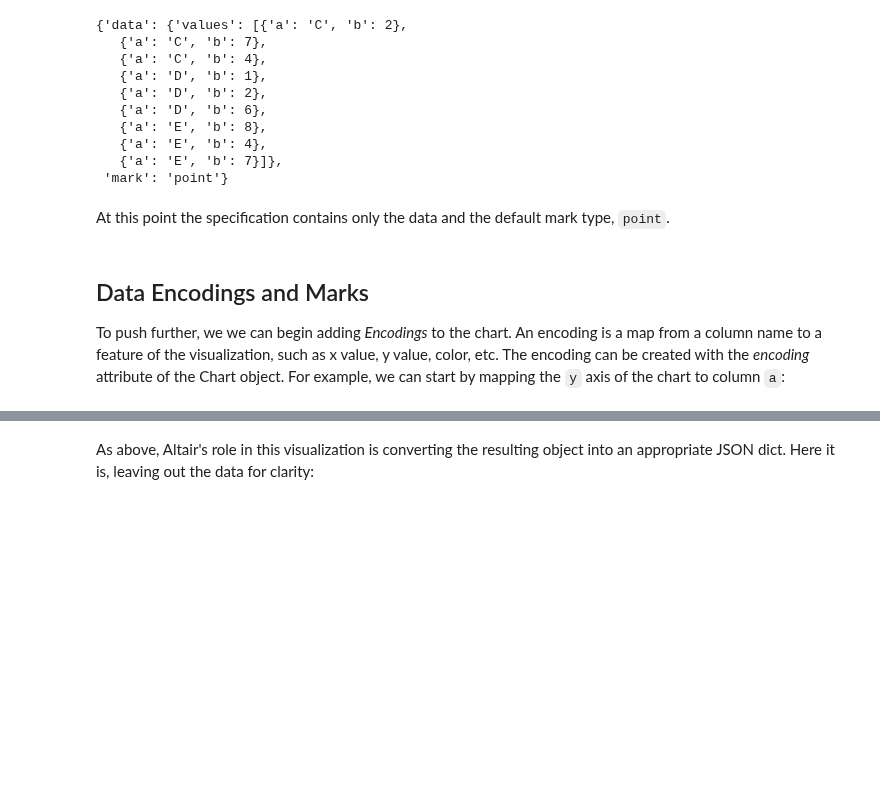
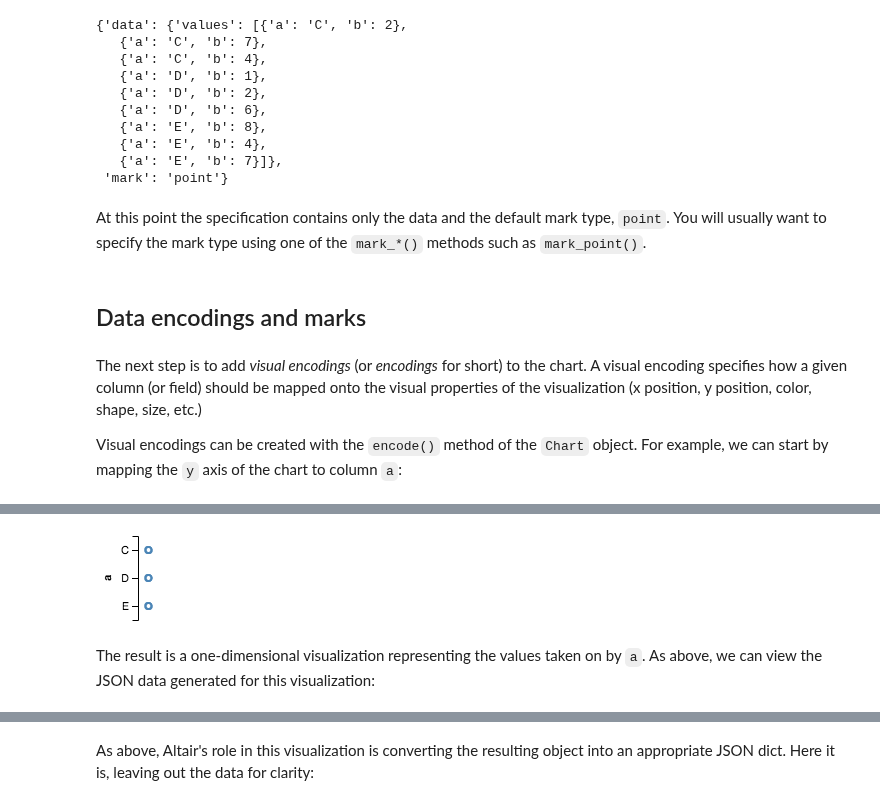
Before and after one commit to vega/altair, a Jupyter notebook: notebooks/Introduction.ipynb, the cells around one changed output, grey strips where cells are left out. Cells and saved outputs as stored; diff of their text form; code cells hidden in the pictures; blank space fills up the shorter version.

```diff
--- a/notebooks/Introduction.ipynb
+++ b/notebooks/Introduction.ipynb
@@ -66,11 +66,14 @@ Chart(data).to_dict()
    {'a': 'E', 'b': 7}]},
  'mark': 'point'}
 # %% [markdown]
-At this point the specification contains only the data and the default mark type, ``point``.
+At this point the specification contains only the data and the default mark type, `point`. You will usually want to specify the mark type using one of the `mark_*()` methods such as `mark_point()`.
+# %% [markdown]
+## Data encodings and marks
 # %% [markdown]
-## Data Encodings and Marks
+The next step is to add *visual encodings* (or *encodings* for short) to the chart. A visual encoding specifies how a given column (or field) should be mapped onto the visual properties of the visualization (x position, y position, color, shape, size, etc.)
 
-To push further, we we can begin adding *Encodings* to the chart.
-An encoding is a map from a column name to a feature of the visualization, such as x value, y value, color, etc.
-The encoding can be created with the *encoding* attribute of the Chart object.
-For example, we can start by mapping the ``y`` axis of the chart to column ``a``:
+Visual encodings can be created with the `encode()` method of the `Chart` object. For example, we can start by mapping the `y` axis of the chart to column `a`:
+# %%
+c = Chart(data).mark_point().encode(y='a')
+c
+# %% [output]
@@ -76,0 +81,4 @@ For example, we can start by mapping the ``y`` axis of the chart to column ``a``
+[figure, added]
+# %% [markdown]
+The result is a one-dimensional visualization representing the values taken on by `a`.
+As above, we can view the JSON data generated for this visualization:
```
Also changed, not shown: parts of 32 cells of this notebook, 1 other file.
